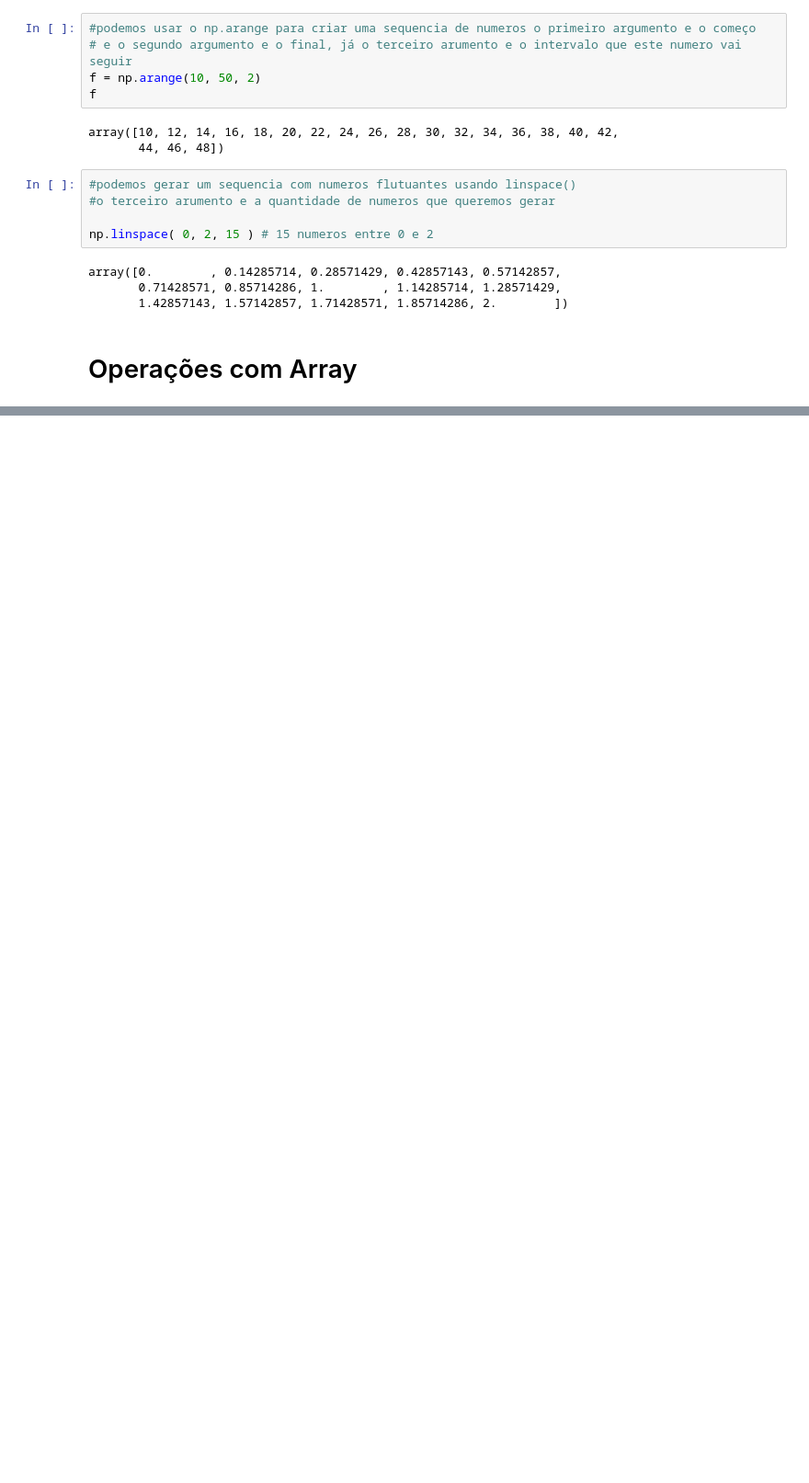
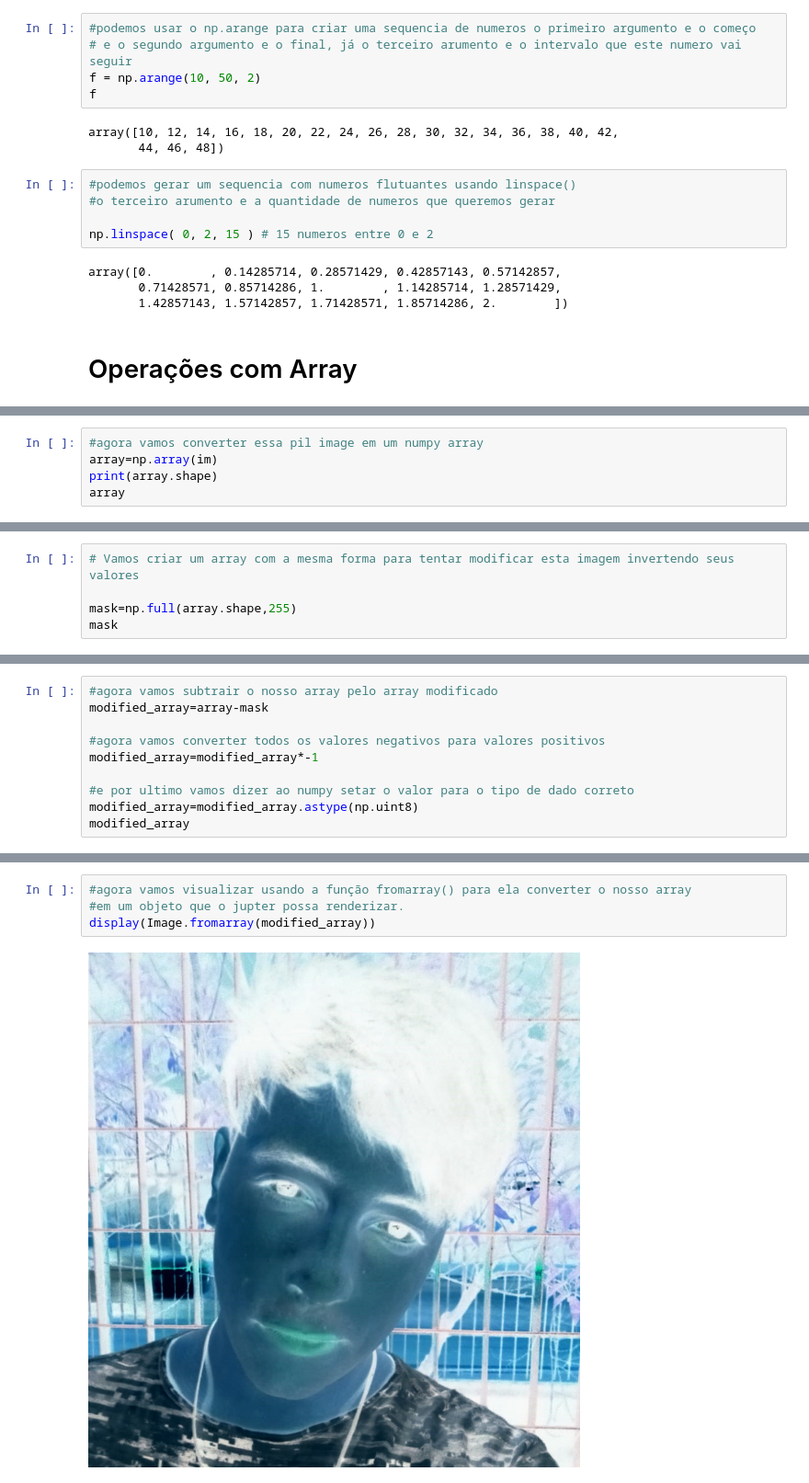
Before and after one commit to DionesGouvea/Michigan, a Jupyter notebook: Introduction to Data Science in Python/Week 1/Numpy.ipynb, the cells around one changed output, grey strips where cells are left out. Shown at 92% size. Cells and saved outputs as stored; diff of their text form; blank space fills up the shorter version.

```diff
--- a/Introduction to Data Science in Python/Week 1/Numpy.ipynb
+++ b/Introduction to Data Science in Python/Week 1/Numpy.ipynb
@@ -80,0 +170,5 @@ array([0.        , 0.14285714, 0.28571429, 0.42857143, 0.57142857,
+# %%
+#agora vamos converter essa pil image em um numpy array
+array=np.array(im)
+print(array.shape)
+array
@@ -80,0 +198,5 @@ array([0.        , 0.14285714, 0.28571429, 0.42857143, 0.57142857,
+# %%
+# Vamos criar um array com a mesma forma para tentar modificar esta imagem invertendo seus valores
+
+mask=np.full(array.shape,255)
+mask
@@ -80,0 +221,10 @@ array([0.        , 0.14285714, 0.28571429, 0.42857143, 0.57142857,
+# %%
+#agora vamos subtrair o nosso array pelo array modificado
+modified_array=array-mask
+
+#agora vamos converter todos os valores negativos para valores positivos
+modified_array=modified_array*-1
+
+#e por ultimo vamos dizer ao numpy setar o valor para o tipo de dado correto
+modified_array=modified_array.astype(np.uint8)
+modified_array
@@ -80,0 +249,6 @@ array([0.        , 0.14285714, 0.28571429, 0.42857143, 0.57142857,
+# %%
+#agora vamos visualizar usando a função fromarray() para ela converter o nosso array
+#em um objeto que o jupter possa renderizar.
+display(Image.fromarray(modified_array))
+# %% [output]
+[figure, added]
```
Also changed, not shown: parts of 15 cells of this notebook.
